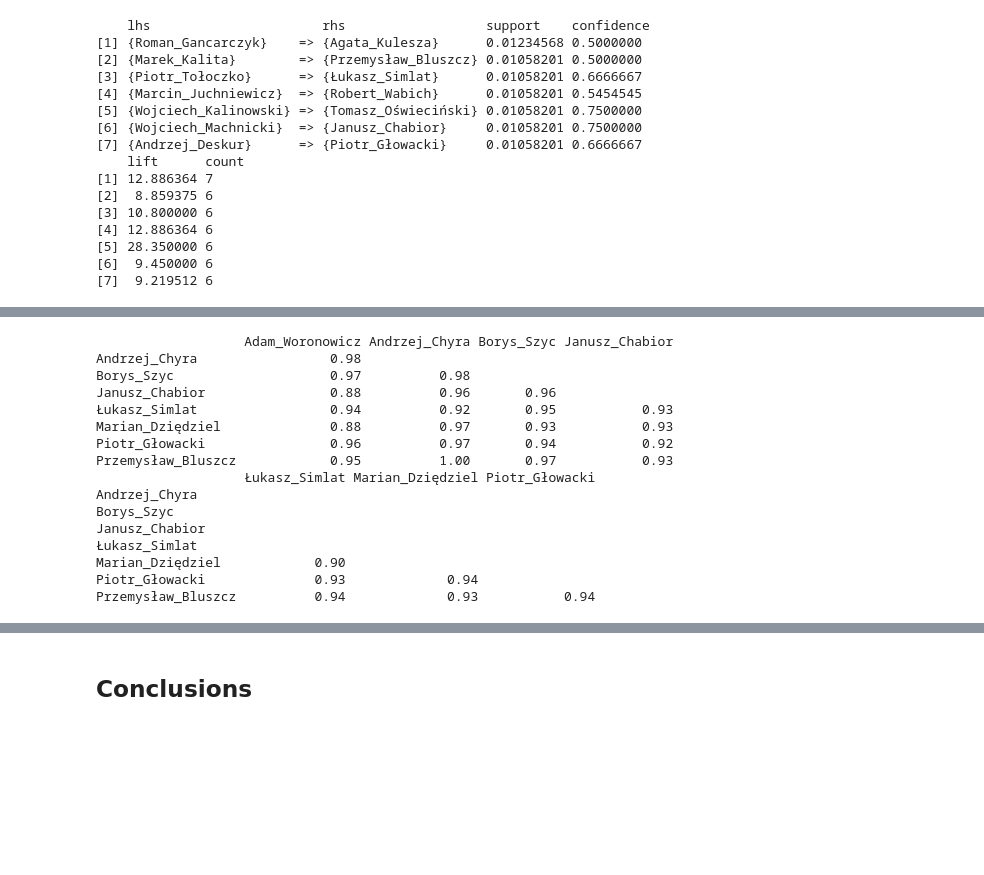
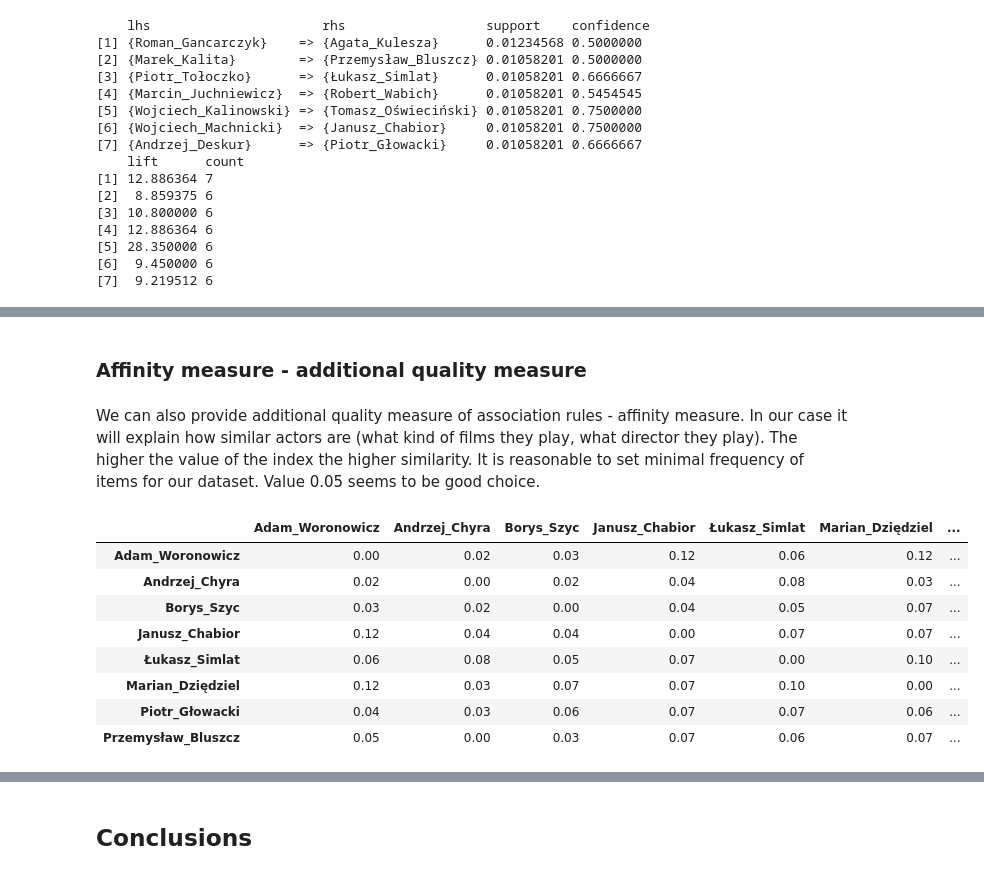
Before and after one commit to michaelwozniak/paper_ul3_wozniak_wrzesinski, a Jupyter notebook: paper_ul3_wozniak_wrzesinski.ipynb, the cells around one changed output, grey strips where cells are left out. Cells and saved outputs as stored; diff of their text form; code cells hidden in the pictures; blank space fills up the shorter version.

```diff
--- a/paper_ul3_wozniak_wrzesinski.ipynb
+++ b/paper_ul3_wozniak_wrzesinski.ipynb
@@ -835,21 +615,17 @@ plot(rules, method="paracoord", control=list(reorder=TRUE))
+# %% [markdown]
+### Affinity measure - additional quality measure
+# %% [markdown]
+We can also provide additional quality measure of association rules - affinity measure. In our case it will explain how similar actors are (what kind of films they play, what director they play). The higher the value of the index the higher similarity. It is reasonable to set minimal frequency of items for our dataset. Value 0.05 seems to be good choice.
 # %%
-df_tmp<-df[,itemFrequency(df)>0.05] # selected transactions
-jaccard <- dissimilarity(df_tmp, which="items", method = "jaccard")
-round(jaccard, 2)
+affinity_res = affinity(df[,itemFrequency(df)>0.05])
+round(affinity_res, 2)
 # %% [output]
-                   Adam_Woronowicz Andrzej_Chyra Borys_Szyc Janusz_Chabior
-Andrzej_Chyra                 0.98
-Borys_Szyc                    0.97          0.98
-Janusz_Chabior                0.88          0.96       0.96
-Łukasz_Simlat                 0.94          0.92       0.95           0.93
-Marian_Dziędziel              0.88          0.97       0.93           0.93
-Piotr_Głowacki                0.96          0.97       0.94           0.92
-Przemysław_Bluszcz            0.95          1.00       0.97           0.93
-                   Łukasz_Simlat Marian_Dziędziel Piotr_Głowacki
-Andrzej_Chyra
-Borys_Szyc
-Janusz_Chabior
-Łukasz_Simlat
-Marian_Dziędziel            0.90
-Piotr_Głowacki              0.93             0.94
-Przemysław_Bluszcz          0.94             0.93           0.94
+|  | Adam_Woronowicz | Andrzej_Chyra | Borys_Szyc | Janusz_Chabior | Łukasz_Simlat | Marian_Dziędziel | ... |
+| Adam_Woronowicz | 0.00 | 0.02 | 0.03 | 0.12 | 0.06 | 0.12 | ... |
+| Andrzej_Chyra | 0.02 | 0.00 | 0.02 | 0.04 | 0.08 | 0.03 | ... |
+| Borys_Szyc | 0.03 | 0.02 | 0.00 | 0.04 | 0.05 | 0.07 | ... |
+| Janusz_Chabior | 0.12 | 0.04 | 0.04 | 0.00 | 0.07 | 0.07 | ... |
+| Łukasz_Simlat | 0.06 | 0.08 | 0.05 | 0.07 | 0.00 | 0.10 | ... |
+| Marian_Dziędziel | 0.12 | 0.03 | 0.07 | 0.07 | 0.10 | 0.00 | ... |
+| Piotr_Głowacki | 0.04 | 0.03 | 0.06 | 0.07 | 0.07 | 0.06 | ... |
+| Przemysław_Bluszcz | 0.05 | 0.00 | 0.03 | 0.07 | 0.06 | 0.07 | ... |
```
Also changed, not shown: parts of 29 cells of this notebook.
